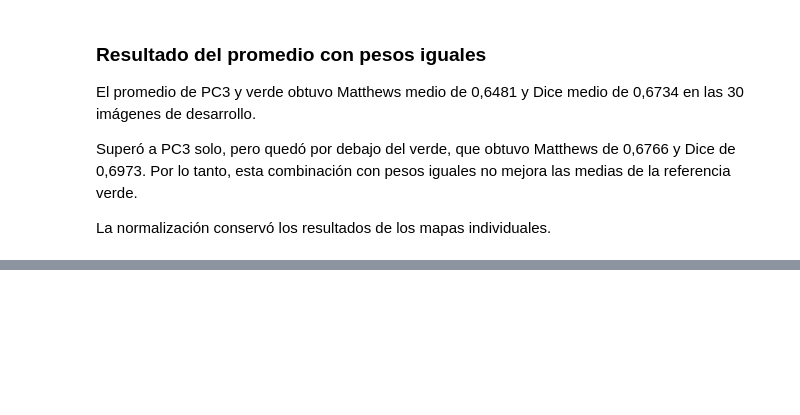
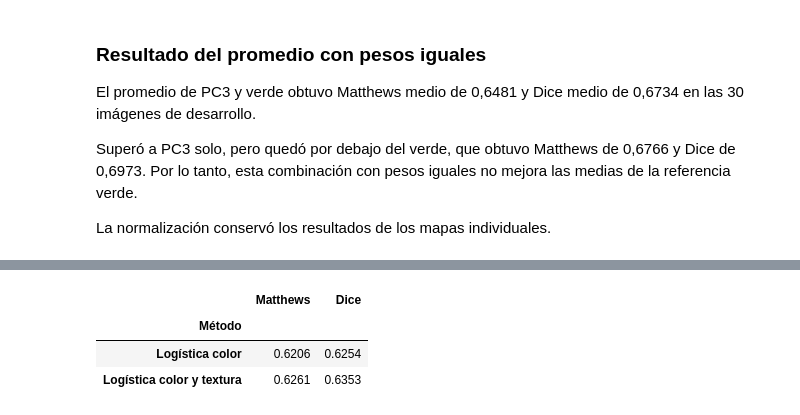
Before and after one commit to afrateitba/TP-PSI-G8, a Jupyter notebook: notebooks/05_segmentacion.ipynb, the cells around one changed output, grey strips where cells are left out. Saved outputs shown, nothing was run; the diff lists cells and outputs as text; code cells hidden in the pictures; blank space fills up the shorter version.

```diff
--- a/notebooks/05_segmentacion.ipynb
+++ b/notebooks/05_segmentacion.ipynb
@@ -659,0 +968,95 @@ La normalización conservó los resultados de los mapas individuales.
+# %%
+from sklearn.pipeline import make_pipeline
+from sklearn.preprocessing import StandardScaler
+from sklearn.linear_model import LogisticRegression
+import joblib
+
+from src.data import load_split
+from src.split import person_folds
+
+dev = load_split().set_index("image").loc[ids]
+folds = person_folds(dev.reset_index(), k=5, seed=SEED)
+vuelta_imagen = dev["person"].map(folds)
+
+versiones = {
+    "Logística color": 2,
+    "Logística color y textura": 5,
+}
+
+filas_logistica = []
+
+for vuelta in range(5):
+    entrenamiento = vuelta_imagen.index[vuelta_imagen != vuelta]
+    validacion = vuelta_imagen.index[vuelta_imagen == vuelta]
+
+    muestras_X, muestras_y = [], []
+
+    for imagen_id in entrenamiento:
+        with np.load(carpeta_logistica / f"{imagen_id}.npz") as datos:
+            muestras_X.append(datos["X"])
+            muestras_y.append(datos["y"])
+
+    X_train = np.concatenate(muestras_X)
+    y_train = np.concatenate(muestras_y)
+
+    for nombre, cantidad in versiones.items():
+        modelo = make_pipeline(
+            StandardScaler(),
+            LogisticRegression(
+                C=1.0, max_iter=1000, random_state=SEED
+            ),
+        )
+        modelo.fit(X_train[:, :cantidad], y_train)
+
+        etiqueta = f"color_{cantidad}"
+        joblib.dump(
+            modelo,
+            carpeta_logistica / f"modelo_{etiqueta}_vuelta_{vuelta}.joblib",
+        )
+
+        for imagen_id in validacion:
+            with np.load(carpeta_logistica / f"{imagen_id}.npz") as datos:
+                entradas = datos["entradas"]
+
+            h, w = entradas.shape[:2]
+            X_imagen = entradas[:, :, :cantidad].reshape(-1, cantidad)
+
+            puntuacion_reducida = modelo.predict_proba(
+                X_imagen
+            )[:, 1].reshape(h, w)
+
+            referencia = load_vessels(imagen_id)
+            campo_ref = load_fov(imagen_id)
+            campo_auto = detect_fov_robust(load_image(imagen_id))
+
+            puntuacion = upscale(
+                puntuacion_reducida, referencia.shape
+            )
+            mascara, _ = segmentar_otsu(puntuacion, campo_auto)
+
+            np.save(
+                carpeta_logistica / f"score_{etiqueta}_{imagen_id}.npy",
+                puntuacion_reducida.astype(np.float32),
+            )
+
+            filas_logistica.append({
+                "Imagen": imagen_id,
+                "Vuelta": vuelta,
+                "Método": nombre,
+                "Matthews": matthews(mascara, referencia, campo_ref),
+                "Dice": dice(mascara, referencia, campo_ref),
+            })
+
+        pd.DataFrame(filas_logistica).to_csv(
+            RESULTS_DIR / "05_logistica_cv.csv", index=False
+        )
+        print(f"Vuelta {vuelta + 1}/5: {nombre} terminada", flush=True)
+
+tabla_logistica = pd.DataFrame(filas_logistica)
+
+display(
+    tabla_logistica.groupby("Método")[["Matthews", "Dice"]]
+    .mean()
+    .round(4)
+)
+# %% [output]
@@ -659,0 +1073,4 @@ La normalización conservó los resultados de los mapas individuales.
+|  | Matthews | Dice |
+| Método |  |  |
+| Logística color | 0.6206 | 0.6254 |
+| Logística color y textura | 0.6261 | 0.6353 |
```
Also changed, not shown: parts of 18 cells of this notebook.
